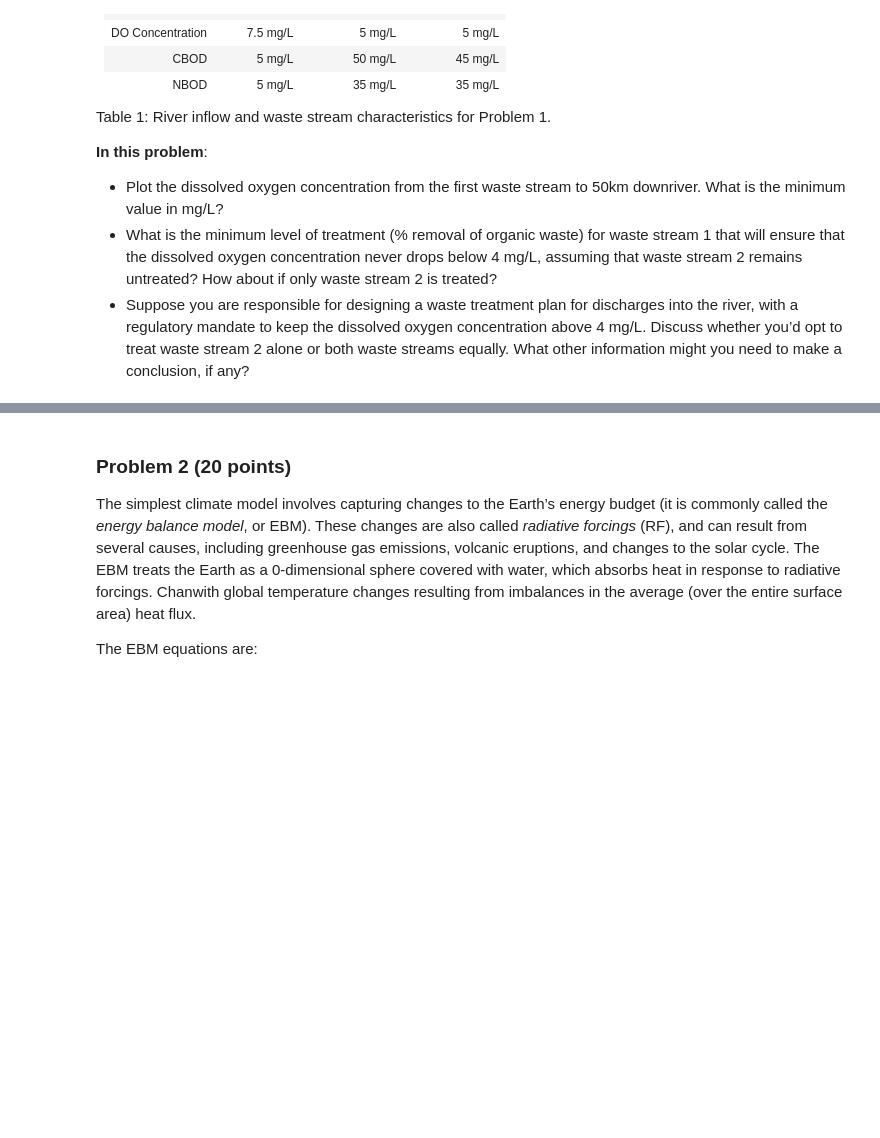
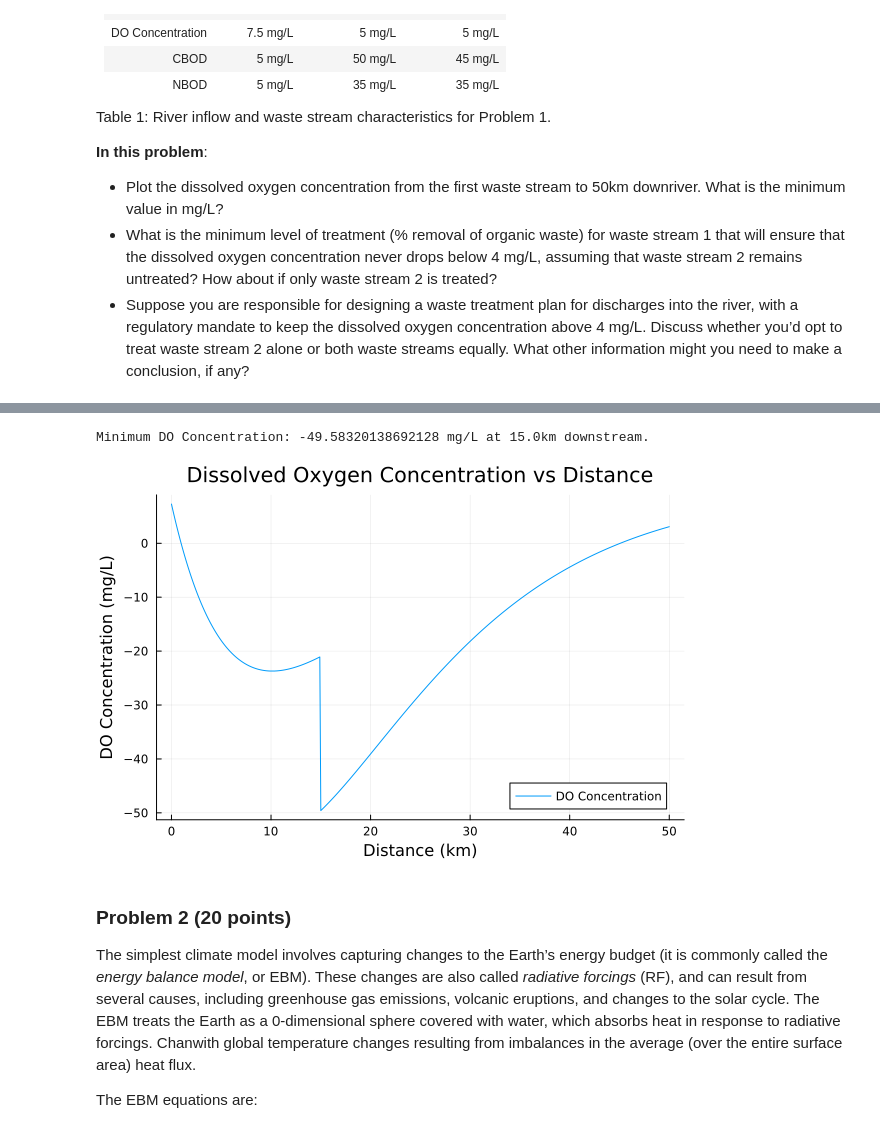
Before and after one commit to BEE4750-FA24/hw3-raashid, a Jupyter notebook: hw03.ipynb, the cells around one changed output, grey strips where cells are left out. Drawn from its saved outputs; the diff is of its cells as text; code cells hidden in the pictures; blank space fills up the shorter version.

```diff
--- a/hw03.ipynb
+++ b/hw03.ipynb
@@ -178,3 +98,68 @@ dissolved_ox (generic function with 1 method)
+# %%
+using Plots
+
+river_flow_velocity = 6
+reaeration_rate = 0.55
+cbod_decay_rate = 0.35
+nbod_decay_rate = 0.25
+saturated_do_concentration = 10
+
+inflow_river = 100000
+inflow_waste1 = 10000
+inflow_waste2 = 15000
+
+do_conc_river = 7.5
+do_conc_waste1 = 5
+do_conc_waste2 = 5
+cbod_waste1 = 50
+cbod_waste2 = 45
+nbod_waste1 = 35
+nbod_waste2 = 35
+
+distance_waste_streams = 15
+max_distance = 50
+
+function compute_do(d)
+    time = d/river_flow_velocity
+    if d < distance_waste_streams
+        cbod_in = cbod_waste1
+        nbod_in = nbod_waste1
+
+        do_initial = (do_conc_river*inflow_river + do_conc_waste1*inflow_waste1)/(inflow_river + inflow_waste1)
+    else
+        cbod_in = cbod_waste1 + cbod_waste2
+        nbod_in = nbod_waste1 + nbod_waste2
+
+        do_initial = (do_conc_river*inflow_river + do_conc_waste1*inflow_waste1 + do_conc_waste2*inflow_waste2)/(inflow_river + inflow_waste1 + inflow_waste2)
+    end
+
+    k1 = cbod_decay_rate + nbod_decay_rate
+    k2 = reaeration_rate
+    La = cbod_in + nbod_in
+
+    do_defecit0 = saturated_do_concentration - do_initial
+
+    d_defecit = ((k1*La)/(k2-k1))*(exp(-k1*time) - exp(-k2*time)) + do_defecit0 * exp(-k2*time)
+
+    do_final = (saturated_do_concentration - d_defecit)
+
+    return do_final
+end
+
+# Compute DO concentration from 0 to 50 km
+distances = 0:0.1:max_distance
+do_concentrations = [compute_do(d) for d in distances]
+
+min_do = minimum(do_concentrations)
+min_index = argmin(do_concentrations)
+min_distance = distances[min_index]
+
+println("Minimum DO Concentration: ", min_do, " mg/L at ", min_distance, "km downstream.")
+
+plot(distances, do_concentrations, xlabel="Distance (km)", ylabel="DO Concentration (mg/L)", title="Dissolved Oxygen Concentration vs Distance", label="DO Concentration")
+# %% [output]
+Minimum DO Concentration: -49.58320138692128 mg/L at 15.0km downstream.
+[figure, added]
 # %% [markdown]
 ### Problem 2 (20 points)
 
```
Also changed, not shown: parts of 1 cell of this notebook.
